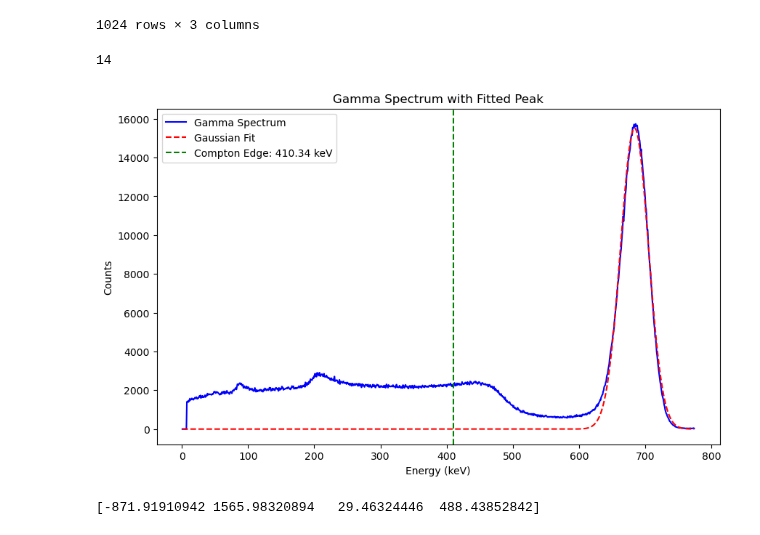
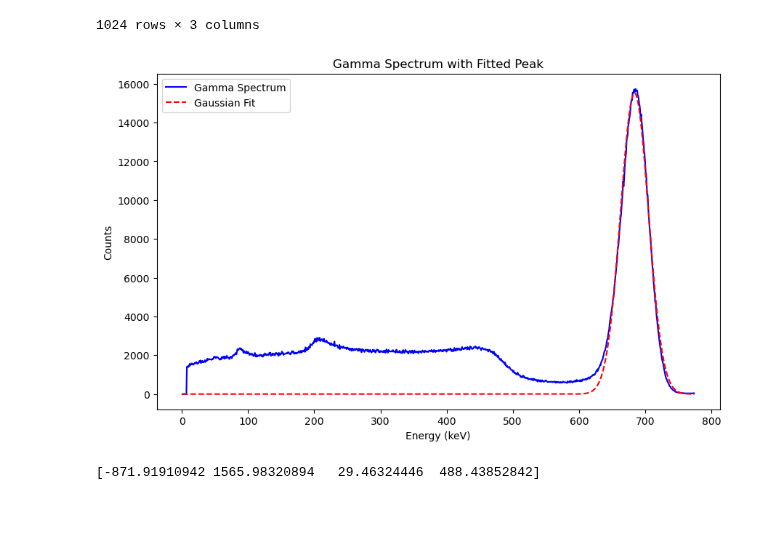
Before and after one commit to Steinburglar/advanced_exp, a Jupyter notebook: FAFO/Compton.ipynb, the cells around one changed output. Saved outputs shown, nothing was run; the diff lists cells and outputs as text; code cells hidden in the pictures.

```diff
--- a/FAFO/Compton.ipynb
+++ b/FAFO/Compton.ipynb
@@ -49,14 +50,3 @@ count = data['Counts']
 | 1022 | 1023 | 773.306031 | 51 |
 | 1023 | 1024 | 774.061951 | 36 |
 1024 rows × 3 columns
-# %%
-angles = range(0,140, 10)
-all_info = []
-
-for ii in range(len(angles)):
-    data = dl.load_gamma_count('../Databases/Compton/BBL_S1_A' + str(angles[ii]) + '.csv')
-    all_info.append(data)
-# %%
-print(len(all_info))
-# %% [output]
-14
@@ -67,37 +55,34 @@ from scipy.optimize import curve_fit
 
 # Load data
 control = dl.load_gamma_count('../Databases/Compton/BBL_S0_A0.csv')
 
 data = control.values  # Convert DataFrame to NumPy array
 energy = data[:, 1]  # Energy values
 counts = data[:, 2]  # Counts
 
 # Plot raw data
 plt.figure(figsize=(10, 6))
 plt.plot(energy, counts, label='Gamma Spectrum', color='blue')
 plt.xlabel('Energy (keV)')
 plt.ylabel('Counts')
 plt.title('Gamma Spectrum with Fitted Peak')
 
 # Fit Gaussian to the peak region
 peak_idx = np.argmax(counts)
 peak_energy = energy[peak_idx]
 initial_guess = [max(counts), peak_energy, 50]  # Amplitude, mean, std dev
 popt, _ = curve_fit(gaussian, energy, counts, p0=initial_guess)
 
 # Plot Gaussian fit
 fit_x = np.linspace(min(energy), max(energy), 1000)
 fit_y = gaussian(fit_x, *popt)
 plt.plot(fit_x, fit_y, label='Gaussian Fit', color='red', linestyle='--')
 
-# Estimate and mark the Compton edge
-comp_edge = compton_edge(peak_energy)
-plt.axvline(comp_edge, color='green', linestyle='dashed', label=f'Compton Edge: {comp_edge:.2f} keV')
 
 plt.legend()
 plt.show()
 # %% [output]
-[figure, old version]
+[figure, new version]
 # %%
 #Trim ROi for error function regression fit on compton edge
 edge_trim_df = trim_df(control, 440, 550)
```
Also changed, not shown: parts of 8 cells of this notebook, 6 other files.
